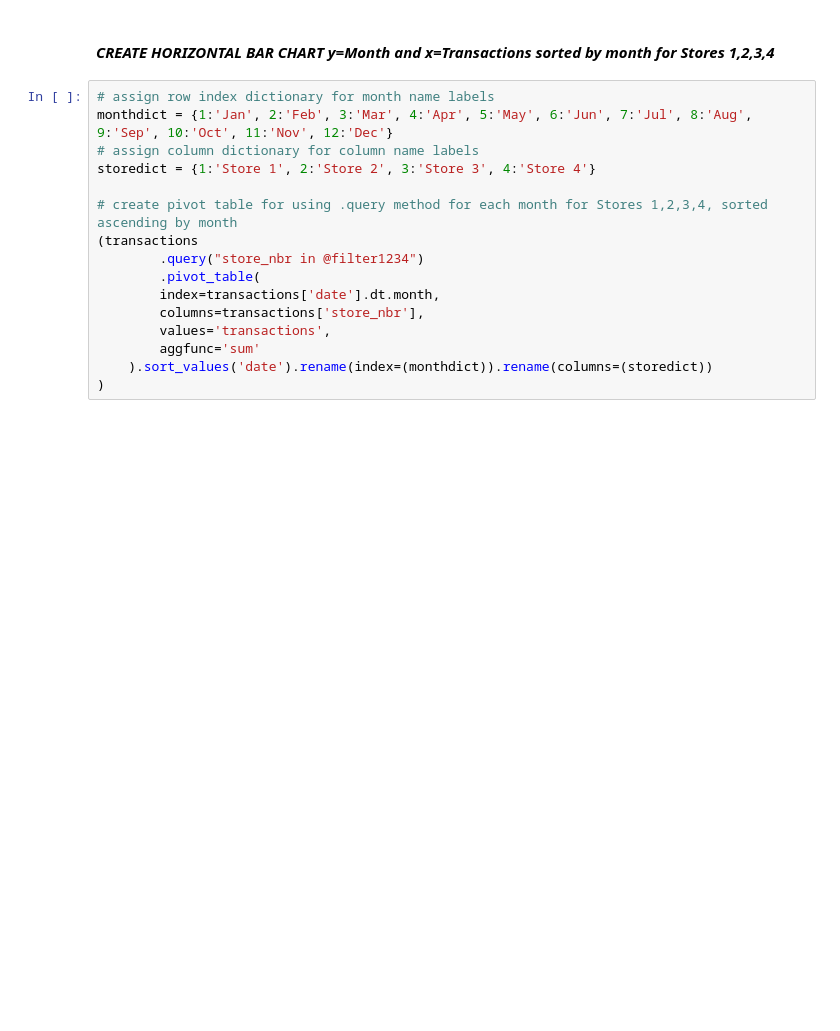
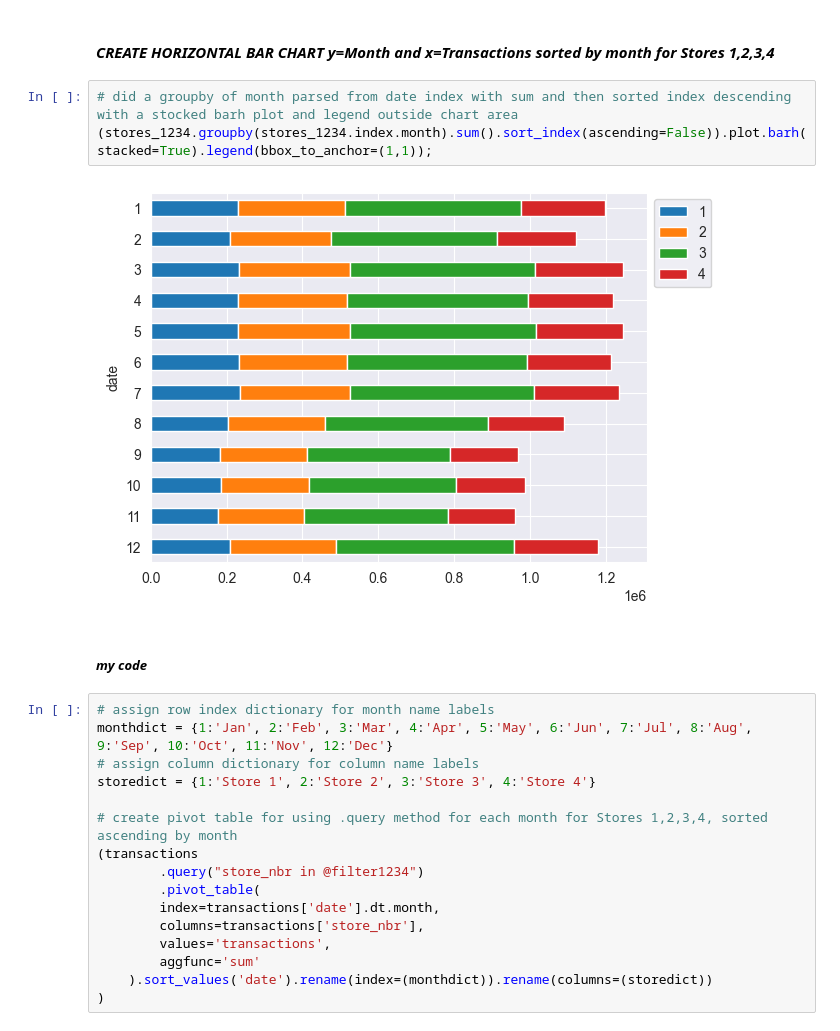
Before and after one commit to jameslaurence82/Udemy-Python_DataAnalysis_NumpyPandas, a Jupyter notebook: Pandas Course Resources/Course_Assignments/section05_data_viz.ipynb, the cells around one changed output. Drawn from its saved outputs; the diff is of its cells as text; blank space fills up the shorter version.

```diff
--- a/Pandas Course Resources/Course_Assignments/section05_data_viz.ipynb
+++ b/Pandas Course Resources/Course_Assignments/section05_data_viz.ipynb
@@ -184,6 +182,13 @@ filter1234 = [1,2,3,4]
 [figure]
 # %% [markdown]
 #### *CREATE HORIZONTAL BAR CHART y=Month and x=Transactions sorted by month for Stores 1,2,3,4*
+# %%
+# did a groupby of month parsed from date index with sum and then sorted index descending with a stocked barh plot and legend outside chart area
+(stores_1234.groupby(stores_1234.index.month).sum().sort_index(ascending=False)).plot.barh(stacked=True).legend(bbox_to_anchor=(1,1));
+# %% [output]
+[figure, added]
+# %% [markdown]
+##### *my code*
 # %%
 # assign row index dictionary for month name labels
 monthdict = {1:'Jan', 2:'Feb', 3:'Mar', 4:'Apr', 5:'May', 6:'Jun', 7:'Jul', 8:'Aug', 9:'Sep', 10:'Oct', 11:'Nov', 12:'Dec'}
```
Also changed, not shown: parts of 6 cells of this notebook, 1 other file.
